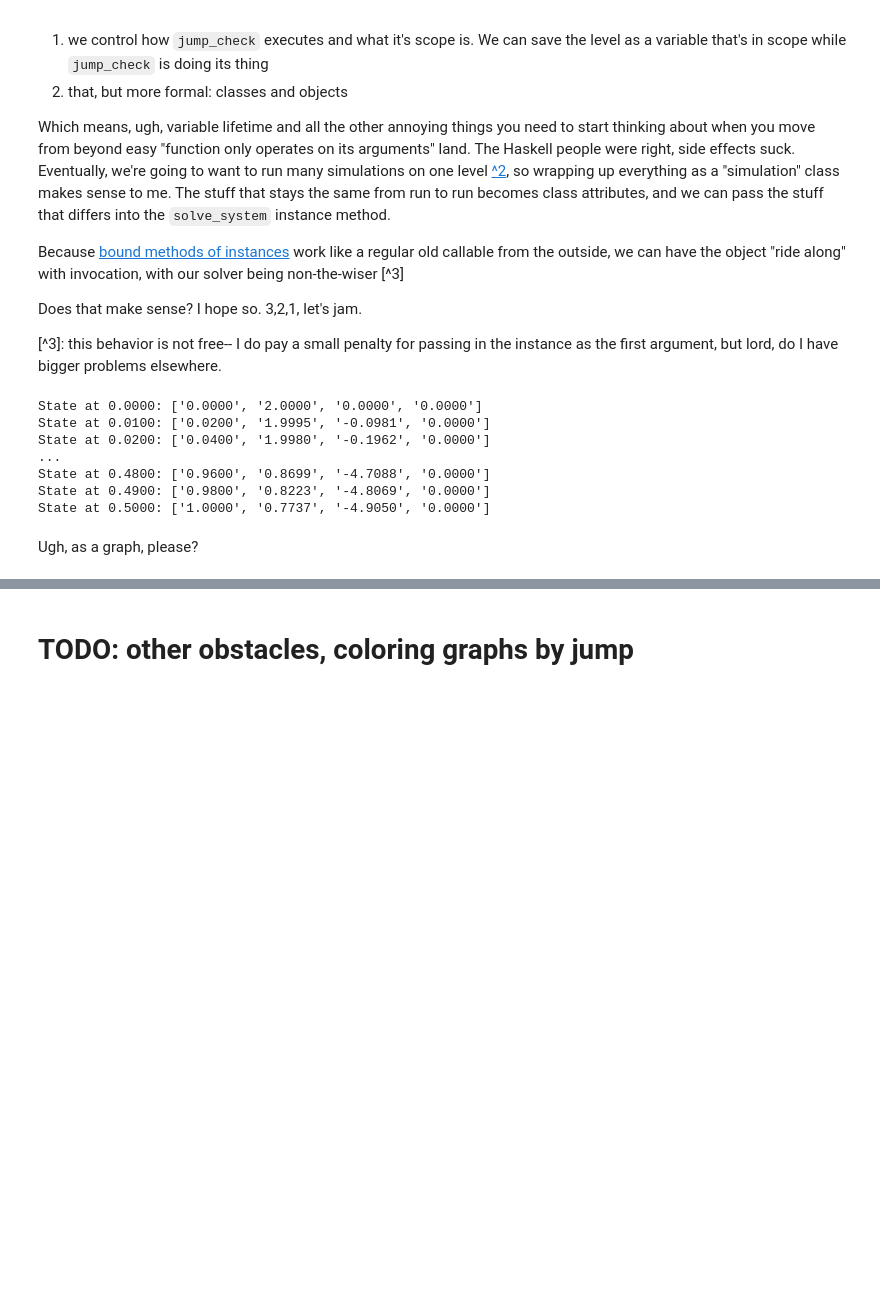
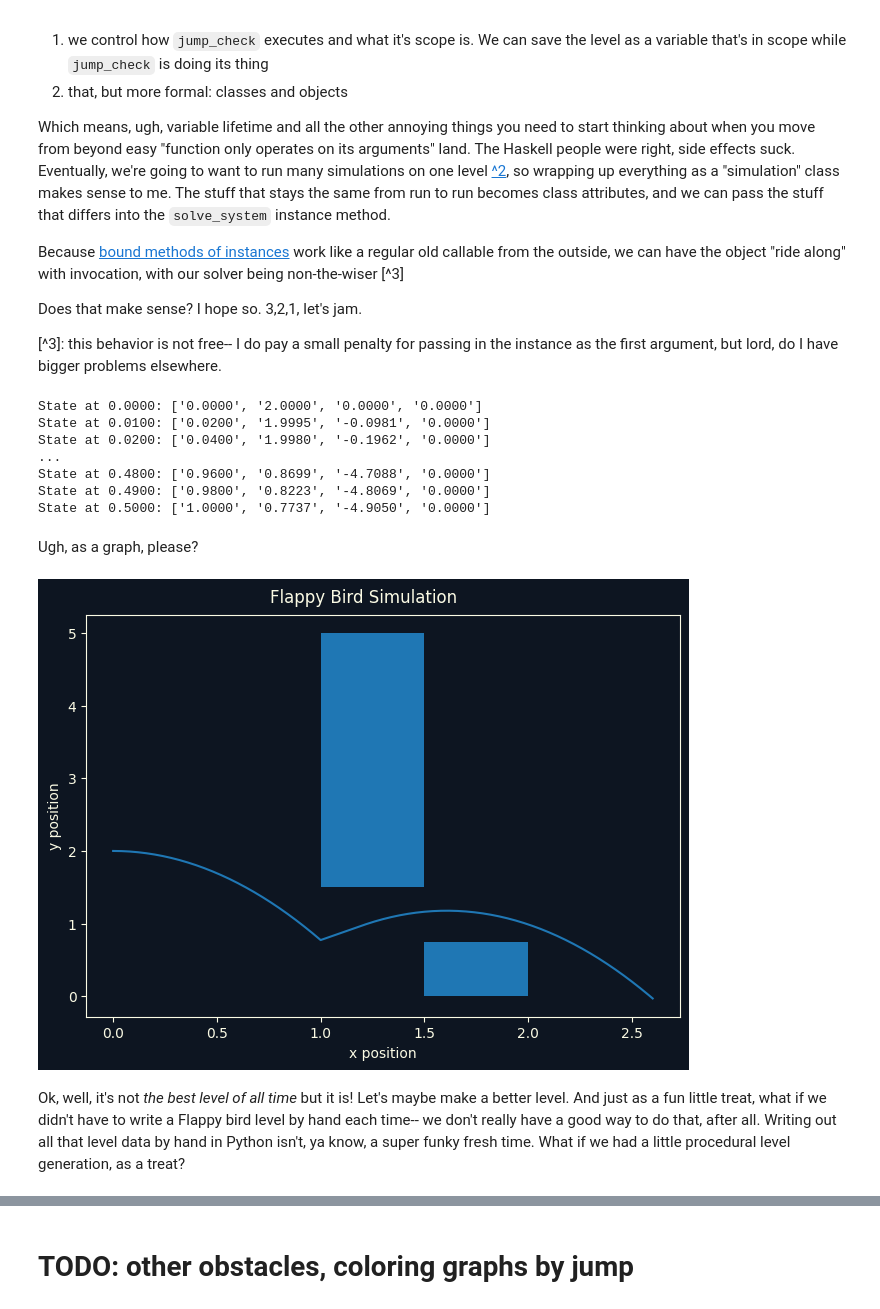
Before and after one commit to BunnyBlit/Blather, a Jupyter notebook: src/flapping-birds.ipynb, the cells around one changed output, grey strips where cells are left out. Saved outputs shown, nothing was run; the diff lists cells and outputs as text; code cells hidden in the pictures; blank space fills up the shorter version.

Commit message:
more writing progress (almost done draft 1 of post 2 oof) - rewrote graphing util to be slightly less bad and handle patches - wrote a bunch about PCG, but still need to code the level gen section

```diff
--- a/src/flapping-birds.ipynb
+++ b/src/flapping-birds.ipynb
@@ -461,11 +480,17 @@ graph = Graph(
     figures=[(1,1,1)]
 )
 graph.set_axis_labels(0, "y position", "x position")
-graph.plot(0, data.x_pos, data.y_pos, "flappy-height")
-graph.add_style(
-    "flappy-height",
-    animation_csv
-)
+plotted_ids = graph.plot(0, data.x_pos, data.y_pos, "flappy-height")
+for id in plotted_ids:
+    graph.add_style(
+        id,
+        animated_path_css_fmt,
+        {
+            "style_name": "animated_path",
+            "stroke_color": blog_palette["foreground"],
+            "fill_color": blog_palette["background"]
+        }
+    )
 graph.save("../content/images/flapping_birds_single_flap_long.svg")
 # %% [output]
 [figure]
@@ -501,7 +526,7 @@ sample_level = FlappyLevel(
         BoundingBox(
             top_left=(1.0, 5.0),
             width=0.5,
-            height=0.5
+            height=3.5
         ),
         BoundingBox(
             top_left=(1.5, 0.75),
@@ -683,3 +708,44 @@ State at 0.4900: ['0.9800', '0.8223', '-4.8069', '0.0000']
 State at 0.5000: ['1.0000', '0.7737', '-4.9050', '0.0000']
 # %% [markdown]
 Ugh, as a graph, please?
+# %%
+write_csv(solution, "../tmp/flapping_birds_single_flap_level.csv")
+data = SimData.from_csv(
+    Path("../tmp/flapping_birds_single_flap_long.csv")
+)
+graph = Graph(
+    background=blog_palette["background"],
+    foreground=blog_palette["foreground"],
+    title="Flappy Bird Simulation",
+    figures=[(1,1,1)]
+)
+graph.set_axis_labels(0, "y position", "x position")
+for idx, bbox in enumerate(sim.level.obstacles):
+    box_id = f"flappy-pipe-{idx}"
+    graph.add_rectangle(0, bbox.top_left, bbox.width, bbox.height, box_id)
+    graph.add_style(
+        box_id,
+        block_css_fmt,
+        {
+           "style_name": "pipe",
+           "stroke_color": blog_palette["foreground"],
+           "fill_color": blog_palette["background_var"]
+        }
+    )
+plotted_ids = graph.plot(0, data.x_pos, data.y_pos, "flappy-height")
+for id in plotted_ids:
+    graph.add_style(
+        id,
+        animated_path_css_fmt,
+        {
+            "style_name": "animated_path",
+            "stroke_color": blog_palette["foreground"],
+            "fill_color": blog_palette["background"]
+        }
+    )
+
+graph.save("../content/images/flapping_birds_single_flap_level.svg")
+# %% [output]
+[figure, added]
+# %% [markdown]
+Ok, well, it's not _the best level of all time_ but it is! Let's maybe make a better level. And just as a fun little treat, what if we didn't have to write a Flappy bird level by hand each time-- we don't really have a good way to do that, after all. Writing out all that level data by hand in Python isn't, ya know, a super funky fresh time. What if we had a little procedural level generation, as a treat?
```
Also changed, not shown: parts of 8 cells of this notebook, 7 other files.
